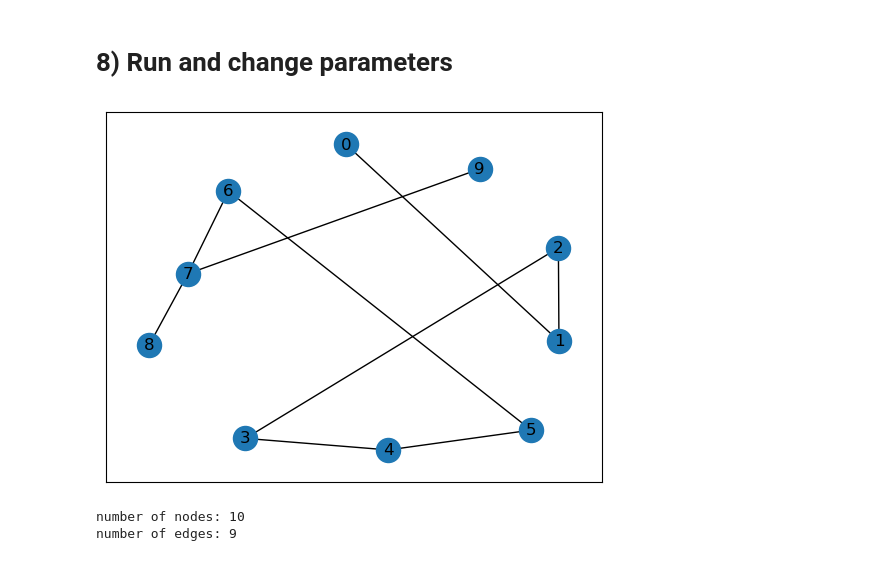
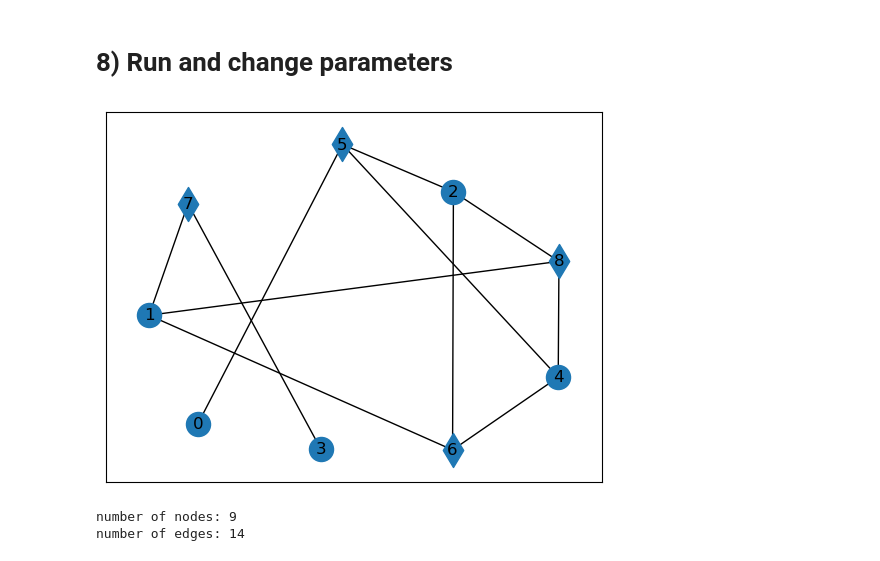
Before and after one commit to voidsailor/network_vis_dummy_data, a Jupyter notebook: dummy_data.ipynb, the cells around one changed output. Cells and saved outputs as stored; diff of their text form; code cells hidden in the pictures.

Commit message:
script generates random data

```diff
--- a/dummy_data.ipynb
+++ b/dummy_data.ipynb
@@ -205,7 +220,7 @@ def assign_edges_to_metabolites(metabolite_dict, reaction_dict, network_edges, m
     # append edge to exchange reaction if exchange metabolite
     if metabolite_obj.is_exchange_metabolite and not (metabolite_key in assigned_exchange_metabolites):
       assigned_exchange_metabolites.add(metabolite_key)
-      target_reaction = random.sample(available_reactions, 1)[0]
+      target_reaction = random.choice(list(available_reactions))
       available_reactions.remove(target_reaction)
 
       network_edges.append((metabolite_key, target_reaction))
@@ -225,7 +240,7 @@ def assign_edges_to_metabolites(metabolite_dict, reaction_dict, network_edges, m
         break
 
       # get random edge target
-      target_key = random.sample(available_metabolites, 1)[0]
+      target_key = random.choice(list(available_metabolites))
       target_obj = metabolite_dict[target_key]
 
       # check whether target has free edges
@@ -249,7 +264,7 @@ def assign_edges_to_reactions(reaction_obj, available_metabolite_edges, availabl
   # print('mets: ' + str(len(available_metabolite_edges)))
 
   while len(reaction_obj.connections) < reaction_obj.degree:
-    metabolite_edge = random.sample(available_metabolite_edges, 1)[0]
+    metabolite_edge = random.choice(list(available_metabolite_edges))
     available_metabolite_edges.remove(metabolite_edge)
 
     reaction_obj.connections.append(metabolite_edge[0])
@@ -265,7 +280,7 @@ def add_internal_reactions(network_edges, metabolite_edges, reaction_dict, avail
   # assign all edges to one reaction
   while len(available_reactions) > 0:
 
-    reaction = random.sample(available_reactions, 1)[0]
+    reaction = random.choice(list(available_reactions))
     available_reactions.remove(reaction)
 
     reaction_obj = reaction_dict[reaction]
@@ -288,8 +303,12 @@ def add_edges_to_module_nodes(node_collection: NodeCollection, edges: list):
 # %%
 def build_output_json(level, network_edges, node_collections):
 
+  map_id = str(uuid.uuid4())
+
   node_objects = []
   edge_objects = []
+
+  dummy_data = Data({}, {}, level.value)
 
   for collection in node_collections:
     for node in collection.nodes:
@@ -301,18 +320,27 @@ def build_output_json(level, network_edges, node_collections):
 
       node_objects.append(node_object)
 
+      dummy_data.nodeData[node_object.dataRef] = random.uniform(0, 100)
+
   for edge_id, edge in enumerate(network_edges):
-    edge_object = Edge(edge_id, "edge_" + str(edge_id), "", "", EdgeType.UNDIRECTED.value, 0, edge[0], edge[1])
+    edge_data_ref = str(uuid.uuid4())
+
+    edge_object = Edge(edge_id, "edge_" + str(edge_id), "", edge_data_ref, EdgeType.UNDIRECTED.value, 0, edge[0], edge[1])
 
     edge_objects.append(edge_object)
+
+    dummy_data.edgeData[edge_object.dataRef] = random.uniform(0, 10)
 
   print("number of nodes: " + str(len(node_objects)))
   print("number of edges: " + str(len(edge_objects)))
 
   network_map = NetworkMap(level.value, node_objects, edge_objects).toJSON()
 
-  with open("network_n_" + str(len(node_objects)) + "_e_" + str(len(edge_objects)) + "_l_" + level.value +".json", "w") as outfile:
+  with open(map_id + "network_n_" + str(len(node_objects)) + "_e_" + str(len(edge_objects)) + "_l_" + level.value +".json", "w") as outfile:
     outfile.write(network_map)
+
+  with open(map_id + "_data_" + level.value +".json", "w") as outfile:
+    outfile.write(dummy_data.toJSON())
 # %% [markdown]
 # 6) Build visualization
 # %%
@@ -358,7 +384,6 @@ def draw_graph(graph, node_collections):
 # %%
 def build_network_layout(node_number, level):
 
-  node_collections = []
   node_collections = generate_nodes(node_number, level)
   network_edges = []
   graph = None
@@ -395,14 +420,14 @@ def build_network_layout(node_number, level):
 # %%
 # node_number: number of nodes
 # level: MOLECULAR, MODULE or ORGANELLE
 
 # Modelue and organelle levels typically would have less than 10 nodes
 
 # json file is written automatically
 # please repeat if graph is not connected
 
-build_network_layout(node_number=10, level=Level.ORGANELLE)
+build_network_layout(node_number=10, level=Level.MOLECULAR)
 # %% [output]
-[figure, old version]
+[figure, new version]
-number of nodes: 10
-number of edges: 9
+number of nodes: 9
+number of edges: 14
```
Also changed, not shown: parts of 4 cells of this notebook.
